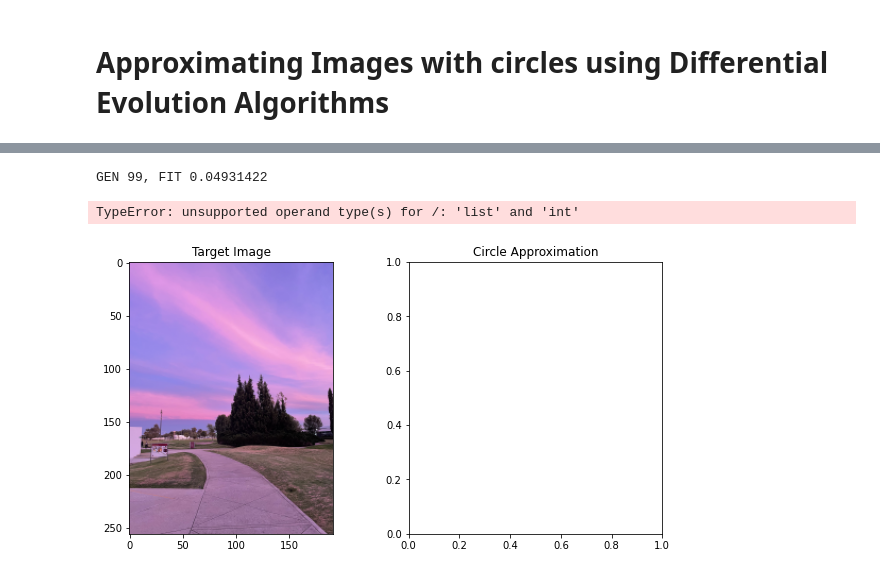
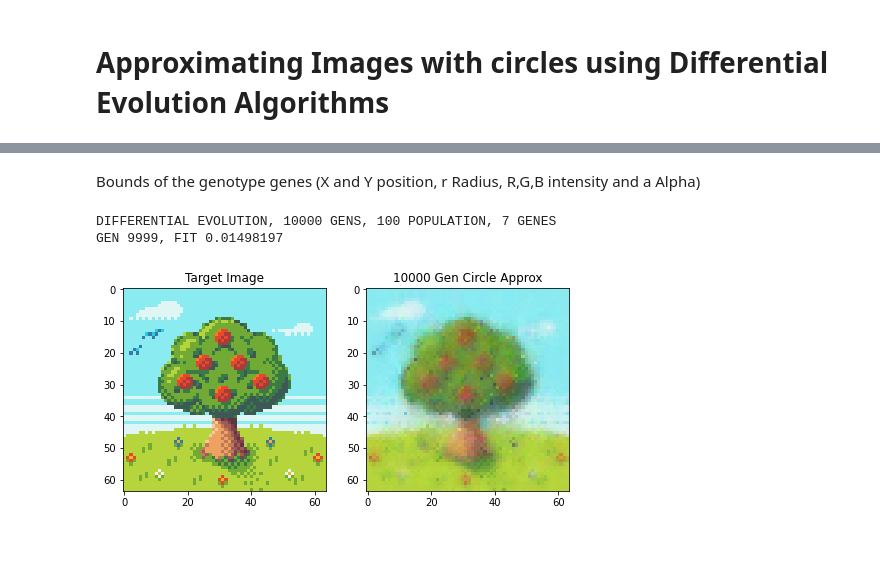
Before and after one commit to JHludwolf/Optimizacion_y_MetahuristicasII, a Jupyter notebook: Segundo Parcial/SegundoProyecto/Scripts/ApproximatingImages.ipynb, the cells around one changed output, grey strips where cells are left out. Drawn from its saved outputs; the diff is of its cells as text; code cells hidden in the pictures; blank space fills up the shorter version.

```diff
--- a/Segundo Parcial/SegundoProyecto/Scripts/ApproximatingImages.ipynb
+++ b/Segundo Parcial/SegundoProyecto/Scripts/ApproximatingImages.ipynb
@@ -39,6 +49,8 @@ def callback(P):
     global phenotype
     phenotype = add_circle(phenotype, P)
     #show_image(phenotype)
+# %% [markdown]
+Bounds of the genotype genes (X and Y position, r Radius, R,G,B intensity and a Alpha)
 # %%
 bounds = [
     [0,1],                      # 1 X position
@@ -50,23 +62,34 @@ bounds = [
     [0,1]                       # 7 Alpha
 ]
 # %%
-def approximate_image(target, iterations=None):
-    phenotype.fill(255)
+def approximate_image(func, bounds, args=(), popsize=100, niter=1000, callback=None, iterations=None, save=False, path=None):
 
     if iterations == None:
-        res = differential_evolution(func=objective_function, bounds=bounds, callback=callback)
+        phenotype.fill(255)
+        differential_evolution(func, bounds, args, popsize, niter, callback=callback)
         img_res = np.copy(phenotype)
-        show_fitness(target, [[img_res, 1000]])
+        show_fitness(target, [[img_res, 1000]], save=save, path=path)
+        return [img_res, 1000]
+    else:
+        outputs = []
+        for iter in iterations:
+            phenotype.fill(255)
+            differential_evolution(func, bounds, args, popsize, niter=iter, callback=callback)
+            outputs.append([np.copy(phenotype), iter])
 
-    outputs = []
-    for iter in iterations:
-        res = differential_evolution(func=objective_function, bounds=bounds, niter=iter, callback=callback)
-        outputs.append([np.copy(phenotype), iter])
-
-    show_fitness(target, outputs)
+        show_fitness(target, outputs, save=save, path=path)
+        return outputs
-# %%
-approximate_image(target, [10, 100])
-# %% [output]
-GEN 99, FIT 0.04931422
-TypeError: unsupported operand type(s) for /: 'list' and 'int'
-[figure, removed]
+# %%
+res = approximate_image(
+        func=objective_function,
+        bounds=bounds,
+        callback=callback,
+        #popsize=1,
+        iterations=[10000],
+        save=True,
+        path=path
+)
+# %% [output]
+DIFFERENTIAL EVOLUTION, 10000 GENS, 100 POPULATION, 7 GENES
+GEN 9999, FIT 0.01498197
+[figure, added]
```
Also changed, not shown: parts of 8 cells of this notebook, 14 other files.
